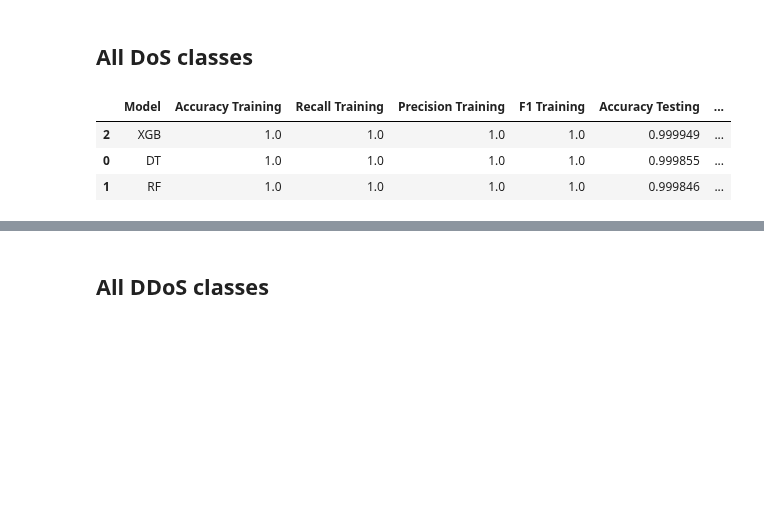
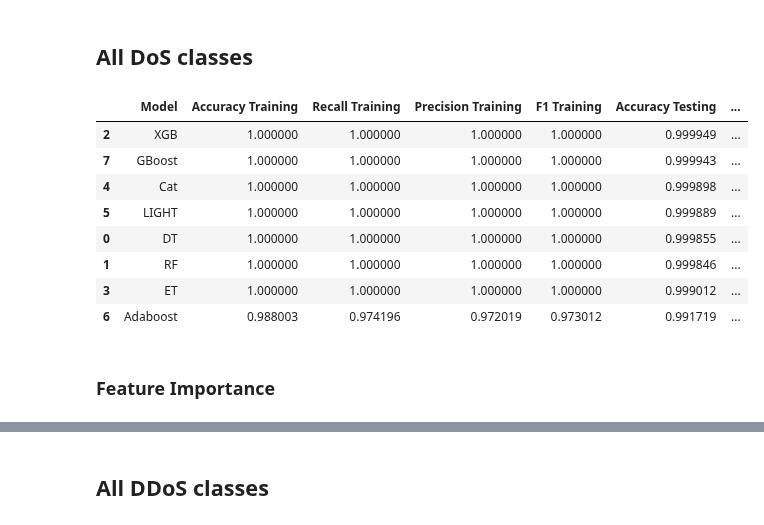
Before and after one commit to mcrayssac/CIC_IoT_Cyber_Attacks, a Jupyter notebook: Performance.ipynb, the cells around one changed output, grey strips where cells are left out. Cells and saved outputs as stored; diff of their text form; code cells hidden in the pictures; blank space fills up the shorter version.

```diff
--- a/Performance.ipynb
+++ b/Performance.ipynb
@@ -28,10 +101,17 @@ read_csv_file(performance_path, model_path).sort_values(by=['Total rows', 'Accur
 # %% [markdown]
 ## All DoS classes
 # %%
-model_path = ".\\resultats\\DoS\\DoS\\"
+model_path = ".\\resultats\\DoS_3_models\\DoS\\"
 read_csv_file(performance_path, model_path).sort_values(by=['Total rows', 'Accuracy Testing', 'Recall Testing', 'Precision Testing', 'F1 Testing'], ascending=False).head(20)
 # %% [output]
 |  | Model | Accuracy Training | Recall Training | Precision Training | F1 Training | Accuracy Testing | ... |
-| 2 | XGB | 1.0 | 1.0 | 1.0 | 1.0 | 0.999949 | ... |
-| 0 | DT | 1.0 | 1.0 | 1.0 | 1.0 | 0.999855 | ... |
-| 1 | RF | 1.0 | 1.0 | 1.0 | 1.0 | 0.999846 | ... |
+| 2 | XGB | 1.000000 | 1.000000 | 1.000000 | 1.000000 | 0.999949 | ... |
+| 7 | GBoost | 1.000000 | 1.000000 | 1.000000 | 1.000000 | 0.999943 | ... |
+| 4 | Cat | 1.000000 | 1.000000 | 1.000000 | 1.000000 | 0.999898 | ... |
+| 5 | LIGHT | 1.000000 | 1.000000 | 1.000000 | 1.000000 | 0.999889 | ... |
+| 0 | DT | 1.000000 | 1.000000 | 1.000000 | 1.000000 | 0.999855 | ... |
+| 1 | RF | 1.000000 | 1.000000 | 1.000000 | 1.000000 | 0.999846 | ... |
+| 3 | ET | 1.000000 | 1.000000 | 1.000000 | 1.000000 | 0.999012 | ... |
+| 6 | Adaboost | 0.988003 | 0.974196 | 0.972019 | 0.973012 | 0.991719 | ... |
+# %% [markdown]
+### Feature Importance
```
Also changed, not shown: parts of 39 cells of this notebook, 46 other files.
